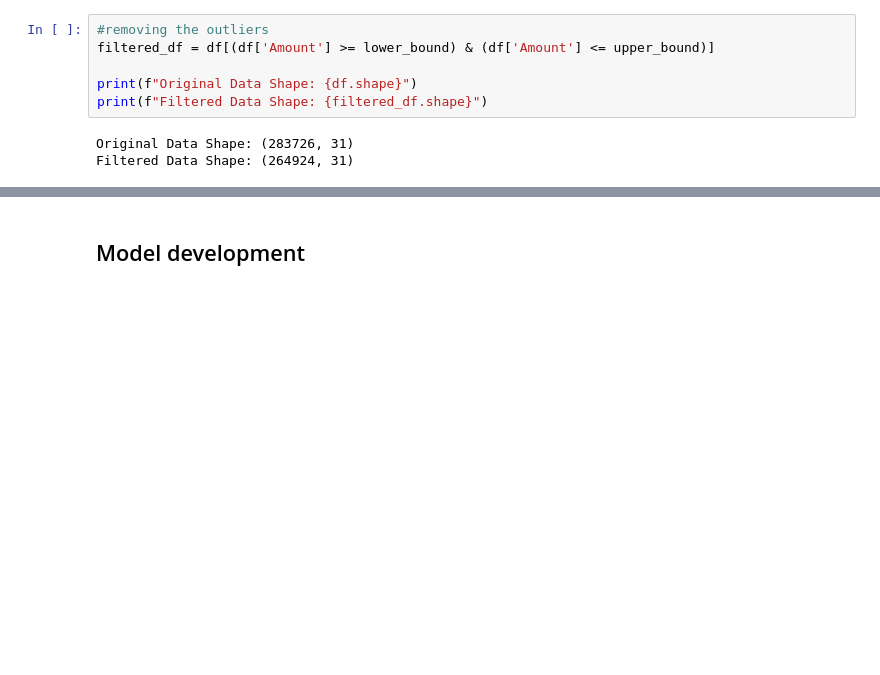
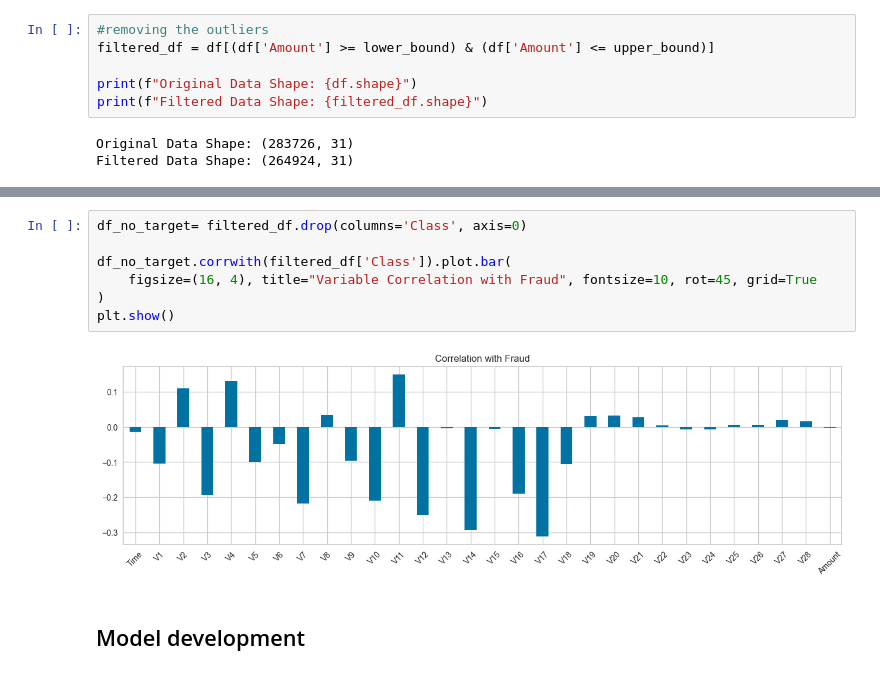
Before and after one commit to subhanu-dev/Credit-Card-Fraud-Detection, a Jupyter notebook: fraud-detection.ipynb, the cells around one changed output, grey strips where cells are left out. Drawn from its saved outputs; the diff is of its cells as text; blank space fills up the shorter version.

Commit message:
changing the notebook for correlations analysis

```diff
--- a/fraud-detection.ipynb
+++ b/fraud-detection.ipynb
@@ -174,3 +185,12 @@ df.describe()
+# %%
+df_no_target= filtered_df.drop(columns='Class', axis=0)
+
+df_no_target.corrwith(filtered_df['Class']).plot.bar(
+    figsize=(16, 4), title="Variable Correlation with Fraud", fontsize=10, rot=45, grid=True
+)
+plt.show()
+# %% [output]
+[figure, added]
 # %% [markdown]
 ## Model development
 # %%
```
Also changed, not shown: parts of 7 cells of this notebook.
